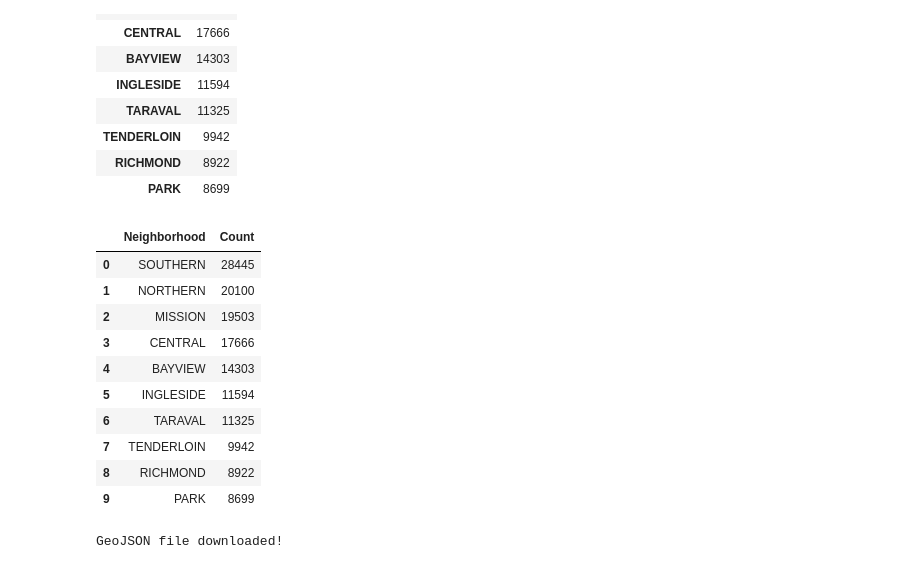
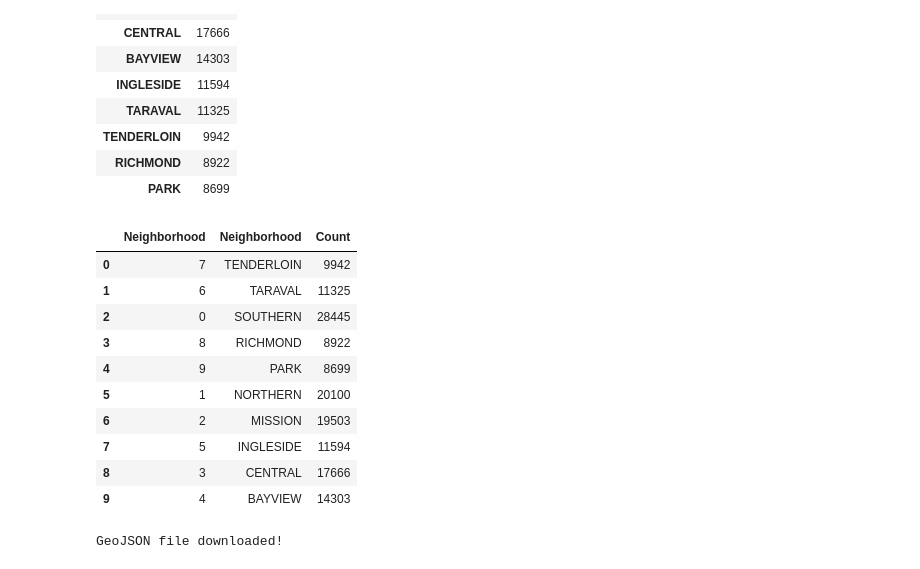
Before and after one commit to idebdipta/DataVisualization, a Jupyter notebook: Data Visualization Assignment.ipynb, the cells around one changed output. Saved outputs shown, nothing was run; the diff lists cells and outputs as text; code cells hidden in the pictures.

```diff
--- a/Data Visualization Assignment.ipynb
+++ b/Data Visualization Assignment.ipynb
@@ -197,21 +193,22 @@ sfregion
 | RICHMOND | 8922 |
 | PARK | 8699 |
 # %%
+sfregion.sort_values(by='Neighborhood', ascending=False, axis=0, inplace=True)
 sfregion = sfregion.reset_index()
 sfregion.rename({'index': 'Neighborhood'}, axis='columns', inplace=True)
 sfregion
 # %% [output]
-|  | Neighborhood | Count |
-| 0 | SOUTHERN | 28445 |
-| 1 | NORTHERN | 20100 |
-| 2 | MISSION | 19503 |
-| 3 | CENTRAL | 17666 |
-| 4 | BAYVIEW | 14303 |
-| 5 | INGLESIDE | 11594 |
-| 6 | TARAVAL | 11325 |
-| 7 | TENDERLOIN | 9942 |
-| 8 | RICHMOND | 8922 |
-| 9 | PARK | 8699 |
+|  | Neighborhood | Neighborhood | Count |
+| 0 | 7 | TENDERLOIN | 9942 |
+| 1 | 6 | TARAVAL | 11325 |
+| 2 | 0 | SOUTHERN | 28445 |
+| 3 | 8 | RICHMOND | 8922 |
+| 4 | 9 | PARK | 8699 |
+| 5 | 1 | NORTHERN | 20100 |
+| 6 | 2 | MISSION | 19503 |
+| 7 | 5 | INGLESIDE | 11594 |
+| 8 | 3 | CENTRAL | 17666 |
+| 9 | 4 | BAYVIEW | 14303 |
 # %%
 # download countries geojson file
 !wget --quiet https://cocl.us/sanfran_geojson/san-francisco.geojson
```
Also changed, not shown: parts of 2 cells of this notebook.
